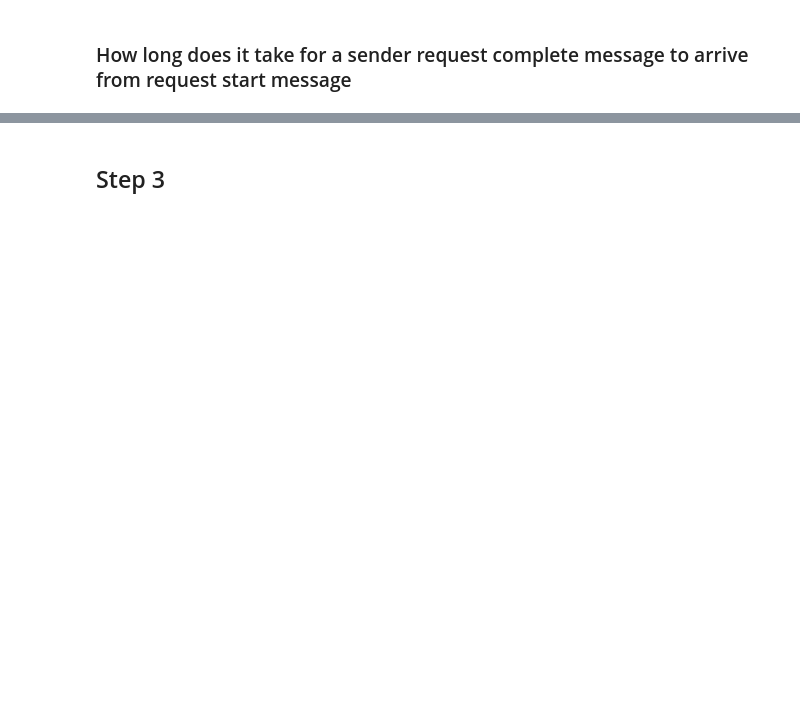
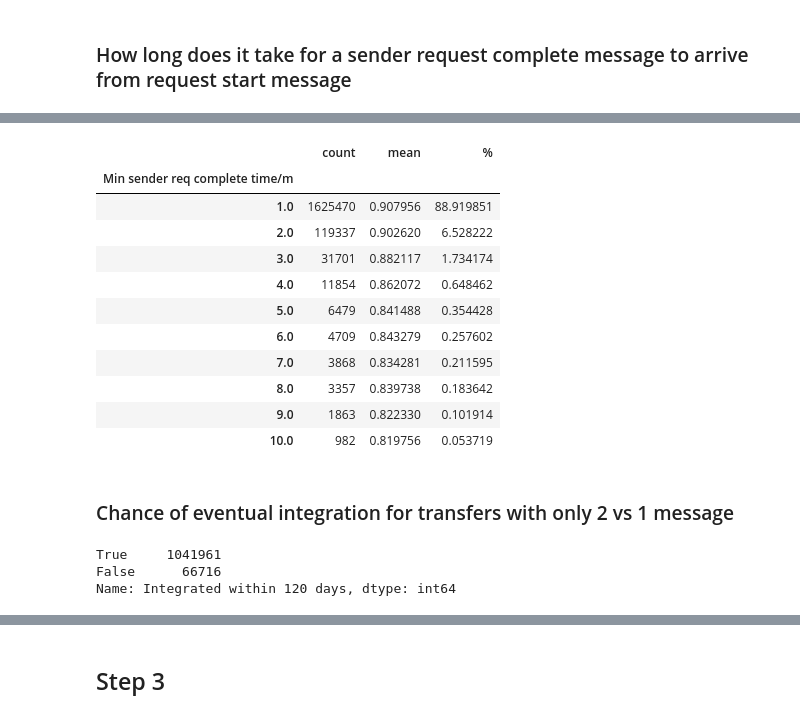
Before and after one commit to nhsconnect/prm-gp2gp-data-sandbox, a Jupyter notebook: notebooks/41-PRMT-2124-reclassify-missing-request-completed.ipynb, the cells around one changed output, grey strips where cells are left out. Saved outputs shown, nothing was run; the diff lists cells and outputs as text; code cells hidden in the pictures; blank space fills up the shorter version.

```diff
--- a/notebooks/41-PRMT-2124-reclassify-missing-request-completed.ipynb
+++ b/notebooks/41-PRMT-2124-reclassify-missing-request-completed.ipynb
@@ -273,0 +244,14 @@ The transfer can only integrate when there is sender req complete message
+# %%
+slow_transfer_threshold_in_days= 14
+slow_transfer_in_seconds=24*60*60*slow_transfer_threshold_in_days
+transfers_with_time_messages['slow transfer']=(transfers_with_time_messages["Min sender req complete time/s"].fillna(0) >= slow_transfer_in_seconds)
+
+pc_slow_transfers=transfers_with_time_messages['slow transfer'].mean()*100
+total_slow_transfers=transfers_with_time_messages['slow transfer'].sum()
+print(f"There are {round(pc_slow_transfers,2)}% ({total_slow_transfers}) transfers where a sender request complete message is received after {slow_transfer_threshold_in_days} days")
+
+pc_slow_which_integrate=transfers_with_time_messages.loc[transfers_with_time_messages['slow transfer'],'integrated'].mean()*100
+print(f"{round(pc_slow_which_integrate,2)}% of these transfers eventually integrate")
+
+pc_transfers_slow_and_integrate=(transfers_with_time_messages['integrated'] & transfers_with_time_messages['slow transfer']).mean()*100
+print(f"{round(pc_transfers_slow_and_integrate,2)}% of all transfers are transfered after {slow_transfer_threshold_in_days} days and then integrate")
@@ -273,0 +308,6 @@ The transfer can only integrate when there is sender req complete message
+# %%
+req_complete_times=transfers_with_time_messages["Min sender req complete time/s"]
+quantiles=[i/10 for i in list(range(1,10))]
+transfer_proportions=pd.DataFrame(req_complete_times.fillna(req_complete_times.max()).quantile(quantiles).rename('Time to transfer/s'))
+transfer_proportions.index=(transfer_proportions.index*100).astype(int).rename('% Transfers Completed')
+transfer_proportions.round(1)
@@ -273,0 +326,12 @@ The transfer can only integrate when there is sender req complete message
+# %%
+message_final_time=datetime.datetime(2021, 6, 1)
+transfers_with_time_messages['Total Time of Transfer Tracking/s']=(message_final_time-transfers_with_time_messages['date_requested']).dt.total_seconds()
+day_in_seconds=24*60*60
+time_points_in_days=[pow(2,i) for i in range(-5,8)]
+time_points_in_seconds=[day_point*day_in_seconds for day_point in time_points_in_days]
+time_point_labels=[str(day_point*24) + ' hours' if day_point<=1 else str(day_point) + ' days' for day_point in time_points_in_days]
+df=transfers_with_time_messages.copy()
+message_received_rate=[(df.loc[df['Total Time of Transfer Tracking/s']>=time_point,'Min sender req complete time/s'].fillna(time_point+1)<=time_point).mean() for time_point in time_points_in_seconds]
+Transfer_rate_time_table=pd.DataFrame(index=time_point_labels,data=message_received_rate).rename({0:'% Transfers Completed'},axis=1).multiply(100)
+Transfer_rate_time_table['Increase (% Total Transfers)']=Transfer_rate_time_table['% Transfers Completed'].diff()
+Transfer_rate_time_table.round(2)
@@ -273,0 +355,4 @@ The transfer can only integrate when there is sender req complete message
+# %%
+transfers_with_time_messages['Transfer Time Decile']=pd.qcut(req_complete_times.fillna(req_complete_times.max()),100,duplicates='drop')
+transfers_with_time_messages['Integrated in Time']=transfers_with_time_messages['status']=='Integrated'
+transfers_with_time_messages.groupby('Transfer Time Decile').agg({'Integrated in Time':'mean'}).tail(15)
@@ -273,0 +377,22 @@ The transfer can only integrate when there is sender req complete message
+# %%
+transfers_with_time_messages["Min sender req complete time/m"]=transfers_with_time_messages["Min sender req complete time/s"].astype(float)/60
+transfers_minute_effect=transfers_with_time_messages.copy()
+transfers_minute_effect["Min sender req complete time/m"]=np.ceil(transfers_minute_effect["Min sender req complete time/m"])
+transfers_minute_effect=transfers_minute_effect.groupby("Min sender req complete time/m").agg({'Integrated in Time':['count','mean']})['Integrated in Time']
+transfers_minute_effect['%']=100*transfers_minute_effect['count']/transfers_minute_effect['count'].sum()
+transfers_minute_effect.head(10)
+# %% [output]
+|  | count | mean | % |
+| Min sender req complete time/m |  |  |  |
+| 1.0 | 1625470 | 0.907956 | 88.919851 |
+| 2.0 | 119337 | 0.902620 | 6.528222 |
+| 3.0 | 31701 | 0.882117 | 1.734174 |
+| 4.0 | 11854 | 0.862072 | 0.648462 |
+| 5.0 | 6479 | 0.841488 | 0.354428 |
+| 6.0 | 4709 | 0.843279 | 0.257602 |
+| 7.0 | 3868 | 0.834281 | 0.211595 |
+| 8.0 | 3357 | 0.839738 | 0.183642 |
+| 9.0 | 1863 | 0.822330 | 0.101914 |
+| 10.0 | 982 | 0.819756 | 0.053719 |
+# %% [markdown]
+### Chance of eventual integration for transfers with only 2 vs 1 message
@@ -273,0 +413,6 @@ The transfer can only integrate when there is sender req complete message
+# %%
+transfers_lasting_more_120_days["Integrated within 120 days"].value_counts(dropna=False)
+# %% [output]
+True     1041961
+False      66716
+Name: Integrated within 120 days, dtype: int64
```
Also changed, not shown: parts of 44 cells of this notebook.
